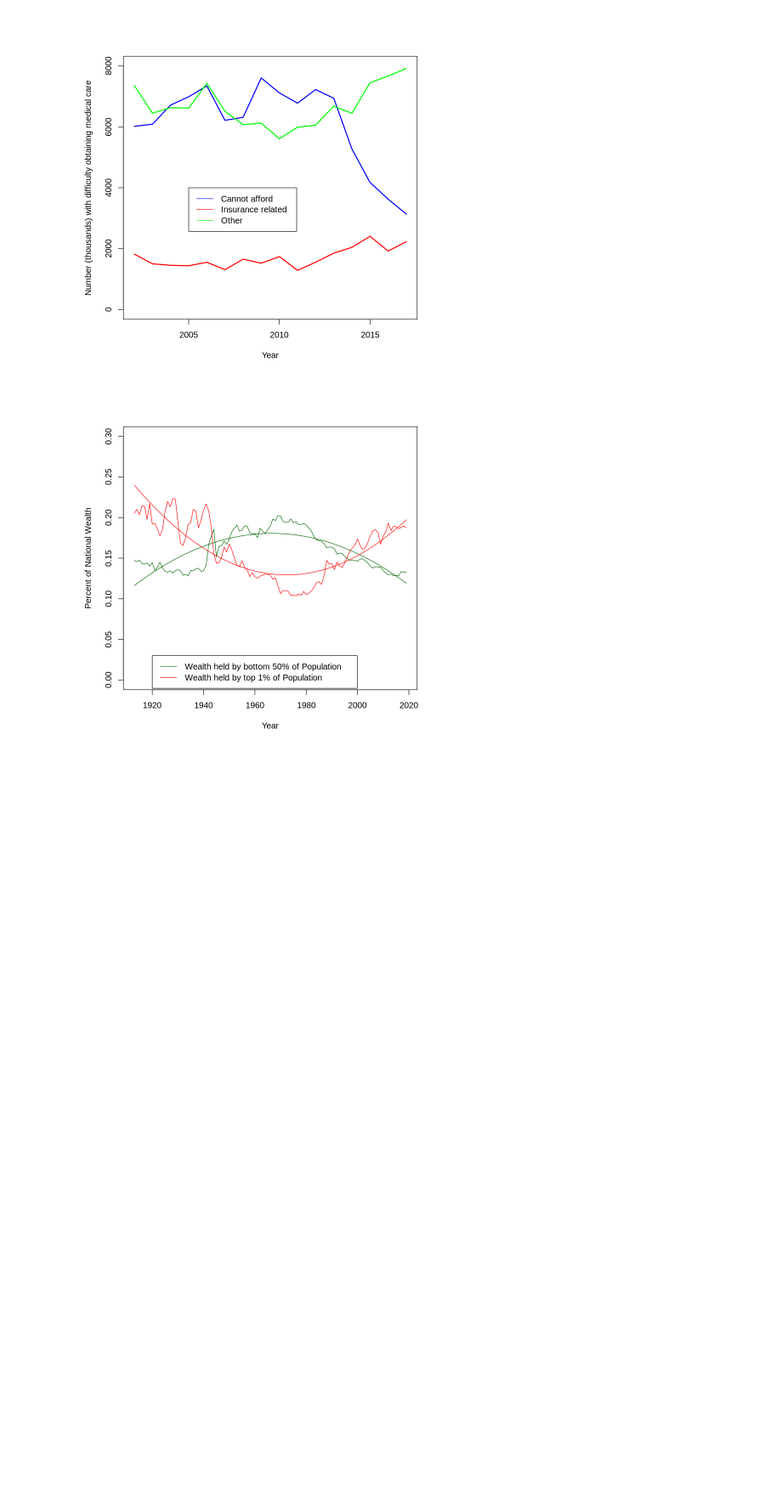
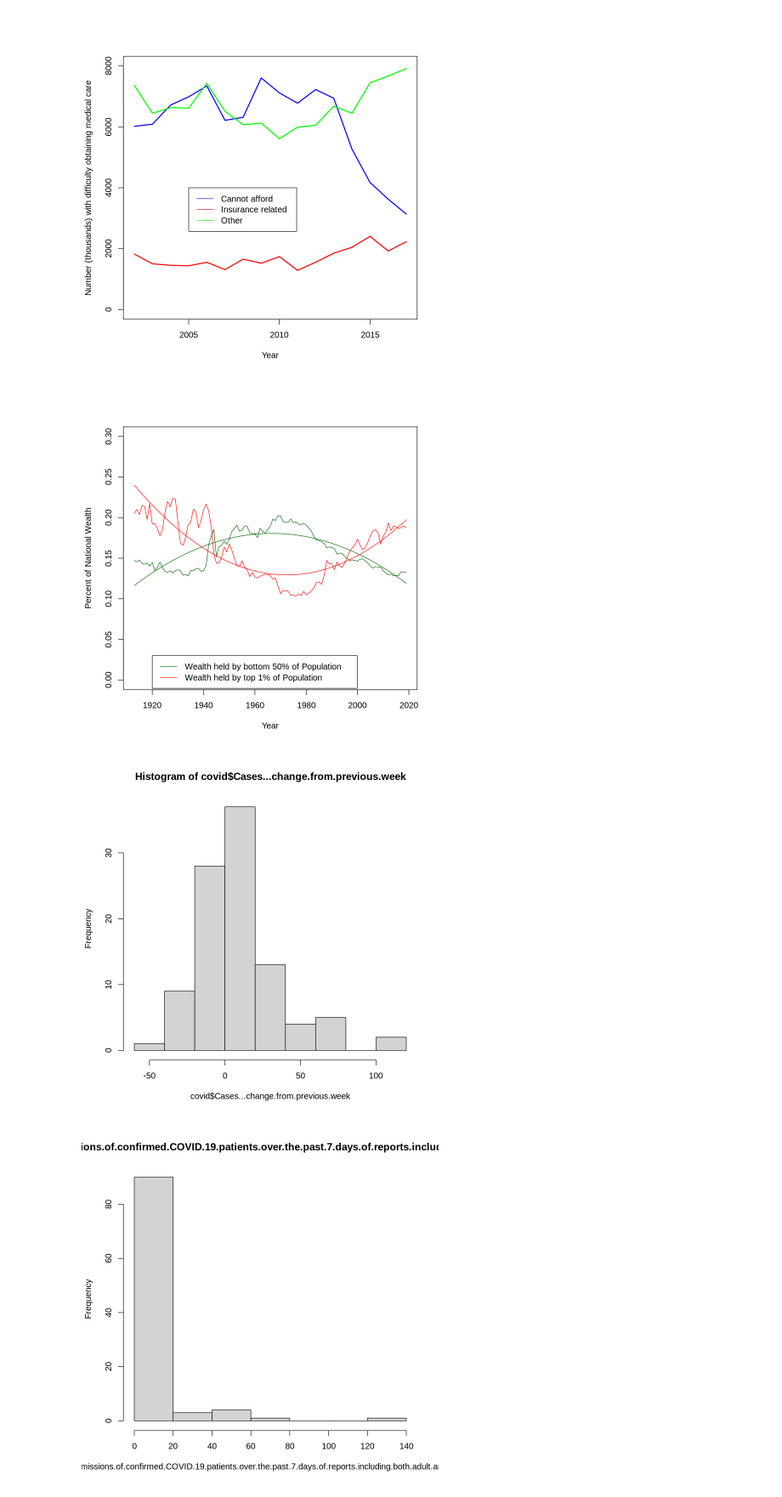
Before and after one commit to matsonah/ClarkeStatsSpring2022, a Jupyter notebook: Spring_2022_Module_3_A_OES.ipynb, the cells around one changed output. Shown at 85% size. Drawn from its saved outputs; the diff is of its cells as text; code cells hidden in the pictures; blank space fills up the shorter version.

Commit message:
Now with covid data

```diff
--- a/Spring_2022_Module_3_A_OES.ipynb
+++ b/Spring_2022_Module_3_A_OES.ipynb
@@ -195,3 +209,14 @@ legend(1920,0.03,
         lty=1:1)   #puts in a legend
 # %% [output]
 [figure]
+# %%
+### Loading more data...
+# https://covid.cdc.gov/covid-data-tracker/#county-view?list_select_state=Iowa&data-type=Risk&list_select_county=19061
+
+covid = read.csv(url("https://raw.githubusercontent.com/matsonah/ClarkeStatsSpring2022/main/data/county_level_latest_data_for_iowa_2022-02-10.csv"))
+# %%
+hist(covid$Cases...change.from.previous.week)
+hist(covid$Total.admissions.of.confirmed.COVID.19.patients.over.the.past.7.days.of.reports.including.both.adult.and.pediatric.patients)
+# %% [output]
+[figure, added]
+[figure, added]
```
Also changed, not shown: parts of 1 cell of this notebook.
